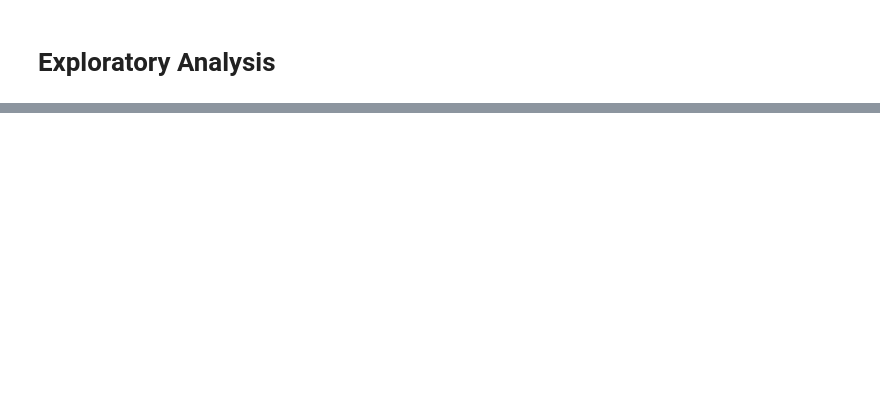
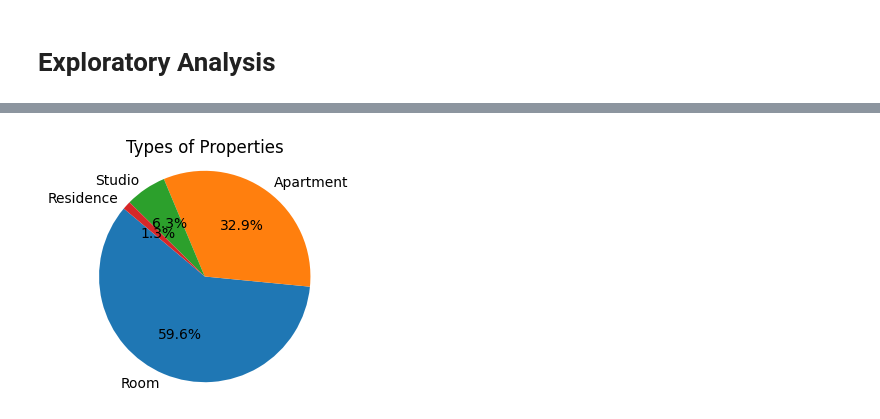
Before and after one commit to camilababo/Exploring-Task-Automation, a Jupyter notebook: Web_Scrapping/barcelona-rental-properties-analysis.ipynb, the cells around one changed output, grey strips where cells are left out. Cells and saved outputs as stored; diff of their text form; code cells hidden in the pictures; blank space fills up the shorter version.

```diff
--- a/Web_Scrapping/barcelona-rental-properties-analysis.ipynb
+++ b/Web_Scrapping/barcelona-rental-properties-analysis.ipynb
@@ -117,0 +119,9 @@ plt.show()
+# %%
+counts = bcn_rent_df['House Type'].value_counts()
+plt.figure(figsize=(3, 3))
+plt.pie(counts, labels=counts.index, autopct='%1.1f%%', startangle=140)
+plt.title('Types of Properties')
+plt.axis('equal')
+plt.show()
+# %% [output]
+[figure, added]
```
Also changed, not shown: parts of 64 cells of this notebook, 6 other files.
